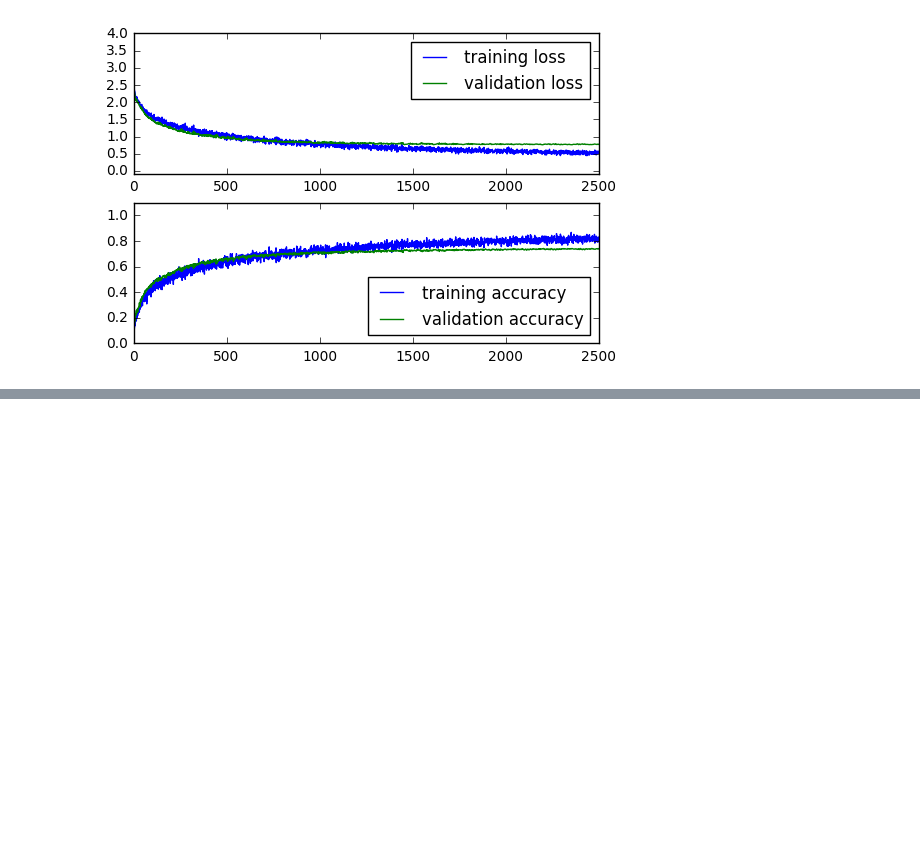
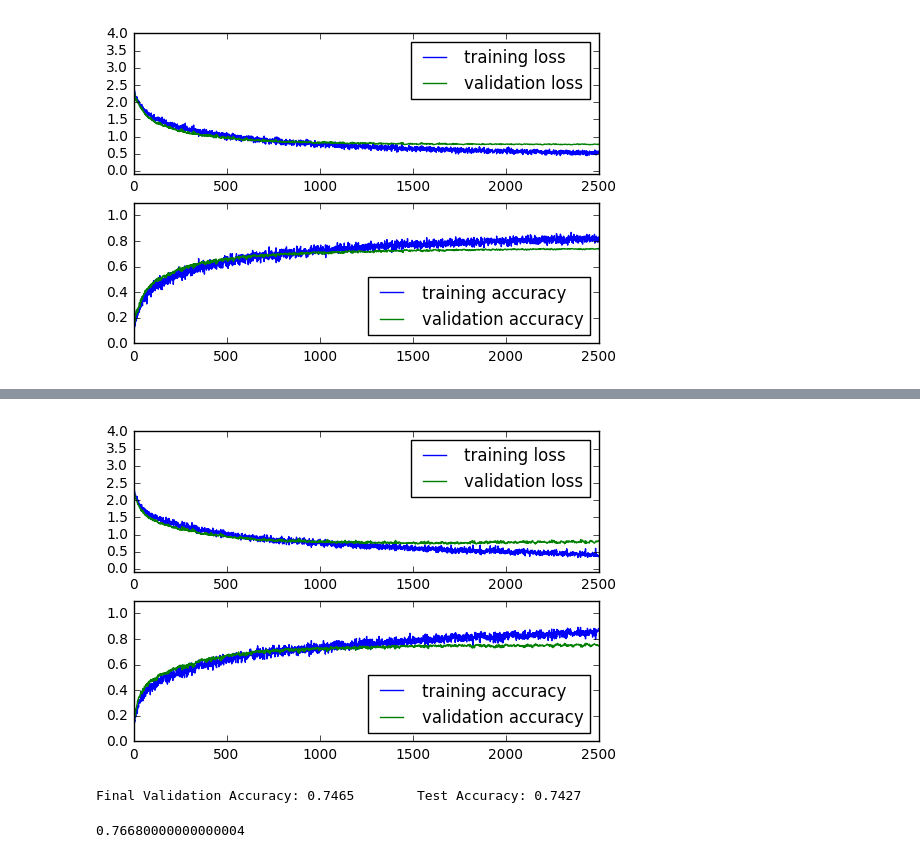
Before and after one commit to zhongyuk/CNNplayground, a Jupyter notebook: experiment2.ipynb, the cells around one changed output, grey strips where cells are left out. Cells and saved outputs as stored; diff of their text form; code cells hidden in the pictures; blank space fills up the shorter version.

Commit message:
collect newly trial run data and plot results in exper mnotebook2

```diff
--- a/experiment2.ipynb
+++ b/experiment2.ipynb
@@ -523,0 +530,13 @@ Final Validation Accuracy: 0.74          Test Accuracy: 0.74
+# %%
+trial7_data = unpickle('training_data_stack2.7')
+plot_data(trial7_data)
+# %% [output]
+[figure, added]
+# %%
+print "Final Validation Accuracy: %.4f \t Test Accuracy: %.4f" %(trial7_data['valid_acc'][-1], trial7_data['test_acc'])
+# %% [output]
+Final Validation Accuracy: 0.7465        Test Accuracy: 0.7427
+# %%
+trial7_data['valid_acc'].max()
+# %% [output]
+0.76680000000000004
```
Also changed, not shown: parts of 16 cells of this notebook, 5 other files.
